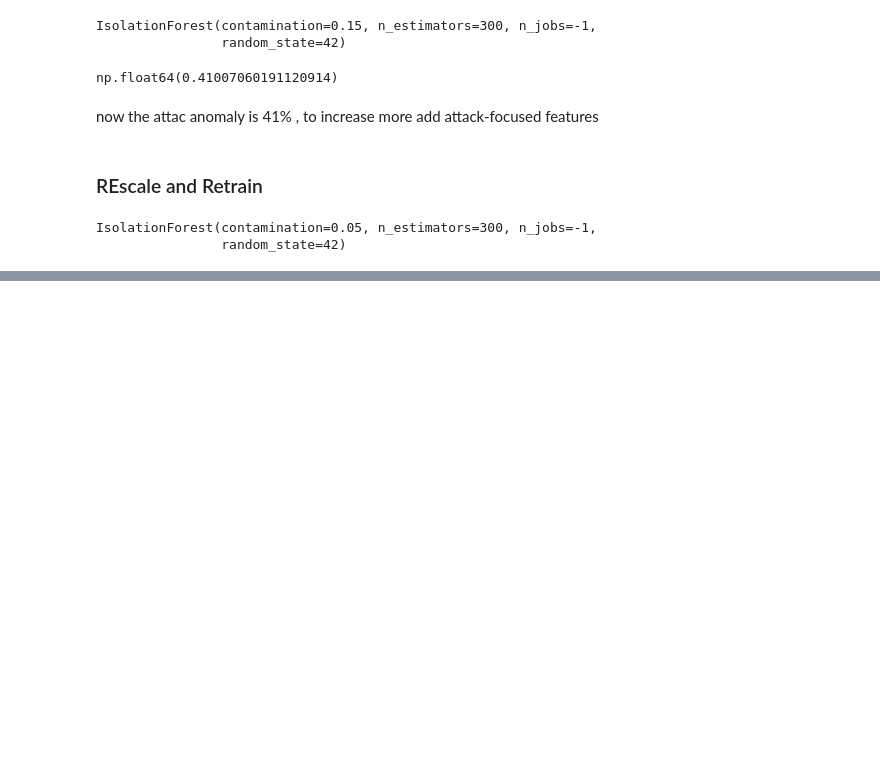
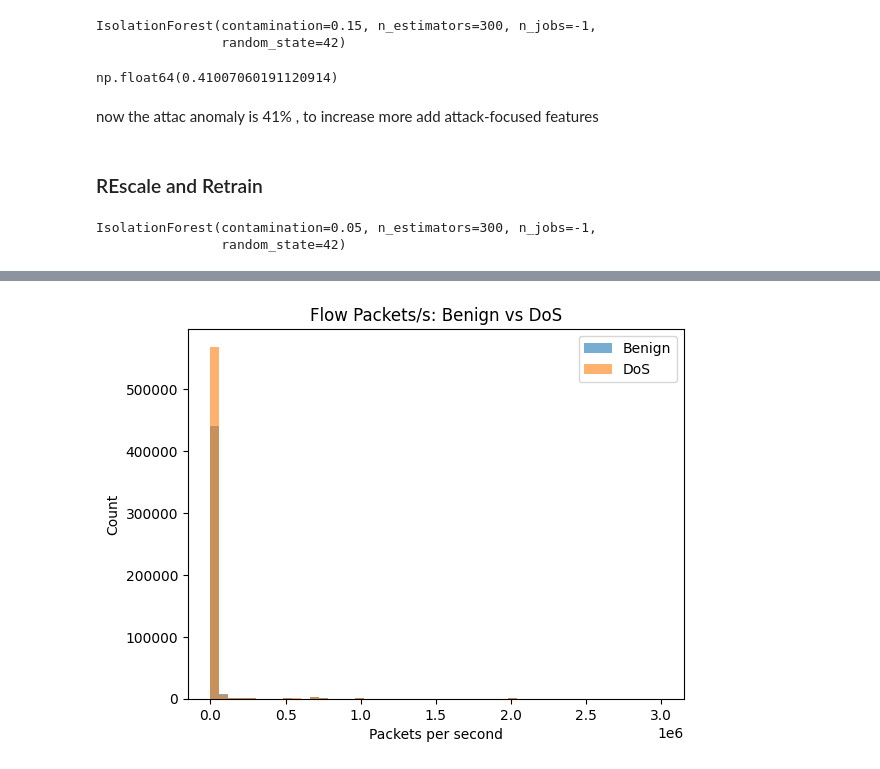
Before and after one commit to Vivek8840/ml-cyber-threat-detection, a Jupyter notebook: notebooks/01_data_exploration.ipynb, the cells around one changed output, grey strips where cells are left out. Drawn from its saved outputs; the diff is of its cells as text; code cells hidden in the pictures; blank space fills up the shorter version.

```diff
--- a/notebooks/01_data_exploration.ipynb
+++ b/notebooks/01_data_exploration.ipynb
@@ -250,0 +286,11 @@ NameError: name 'iso_fix' is not defined
+# %%
+plt.hist(df['Flow Packets/s'], bins=50, alpha=0.6, label="Benign")
+plt.hist(df_dos['Flow Packets/s'], bins=50, alpha=0.6, label="DoS")
+
+plt.legend()
+plt.title("Flow Packets/s: Benign vs DoS")
+plt.xlabel("Packets per second")
+plt.ylabel("Count")
+plt.show()
+# %% [output]
+[figure, added]
```
Also changed, not shown: parts of 18 cells of this notebook, 1 other file.
